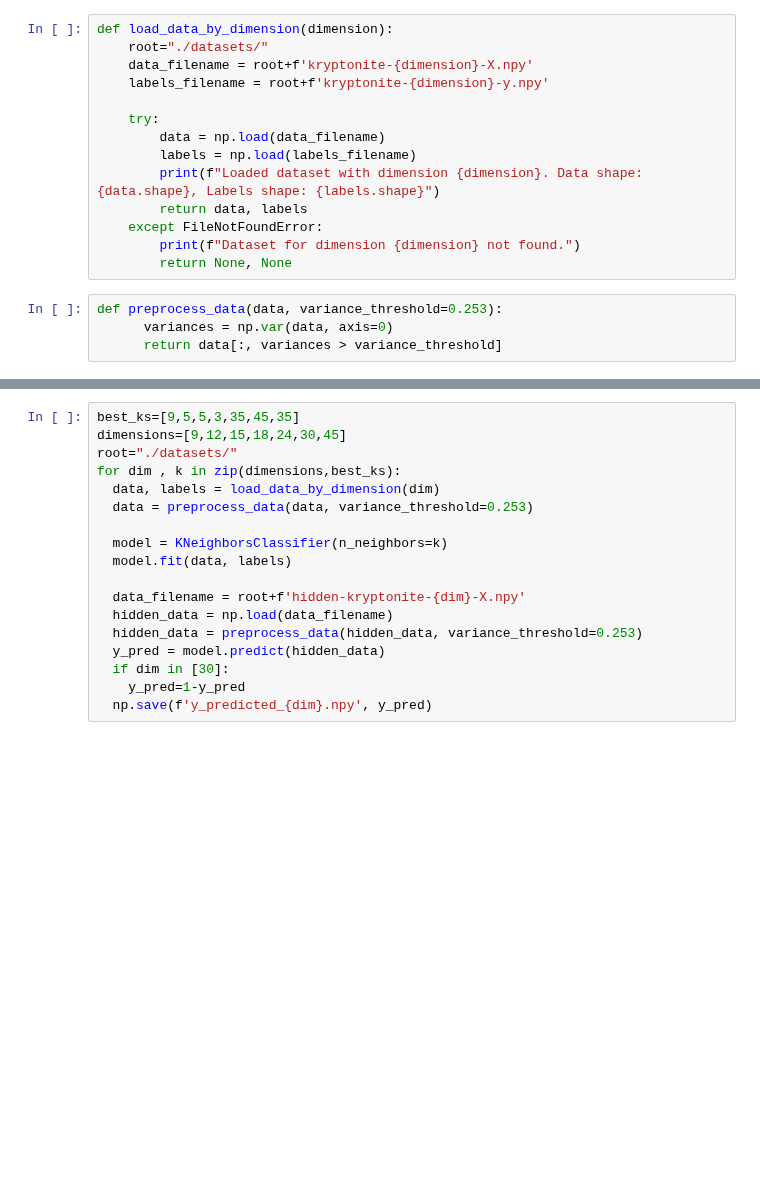
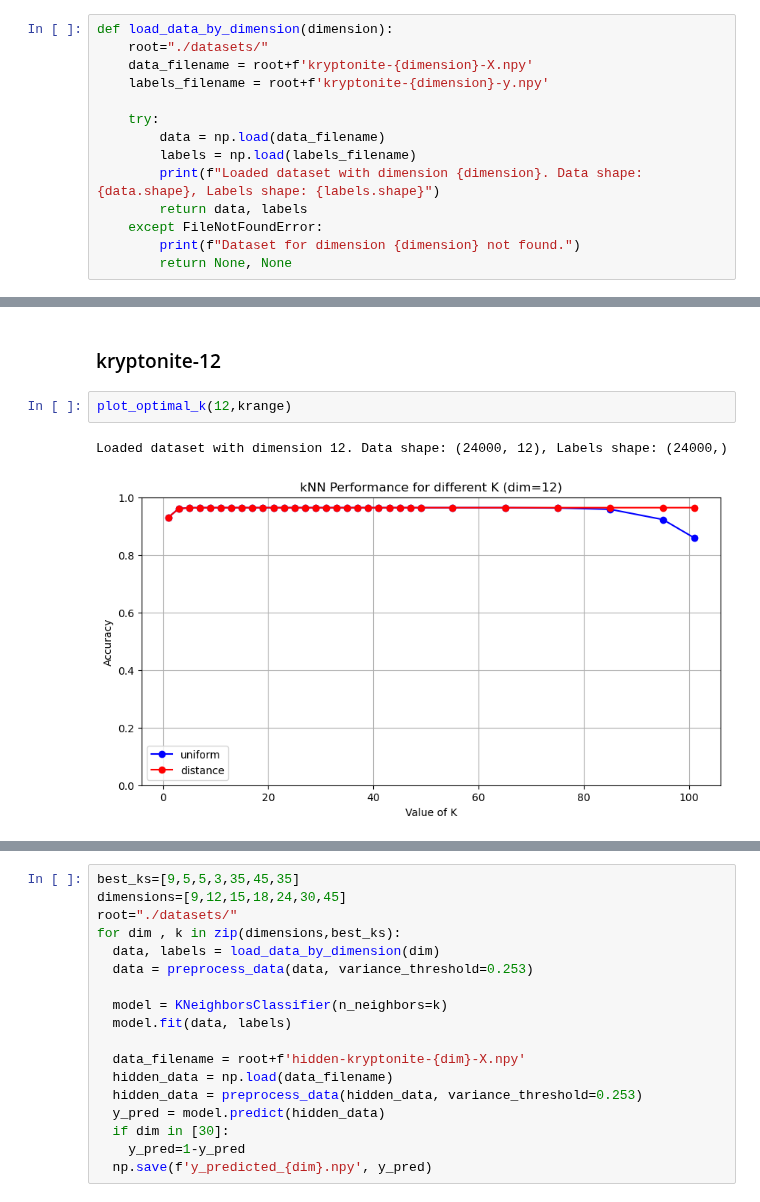
Before and after one commit to Daniel4078/COMP70015-MML-coursework, a Jupyter notebook: Knn.ipynb, the cells around one changed output, grey strips where cells are left out. Drawn from its saved outputs; the diff is of its cells as text; blank space fills up the shorter version.

```diff
--- a/Knn.ipynb
+++ b/Knn.ipynb
@@ -19,7 +21,3 @@ def load_data_by_dimension(dimension):
     except FileNotFoundError:
         print(f"Dataset for dimension {dimension} not found.")
         return None, None
-# %%
-def preprocess_data(data, variance_threshold=0.253):
-      variances = np.var(data, axis=0)
-      return data[:, variances > variance_threshold]
@@ -168,0 +248,7 @@ plt.show()
+# %% [markdown]
+### kryptonite-12
+# %%
+plot_optimal_k(12,krange)
+# %% [output]
+Loaded dataset with dimension 12. Data shape: (24000, 12), Labels shape: (24000,)
+[figure, added]
```
Also changed, not shown: parts of 48 cells of this notebook.
